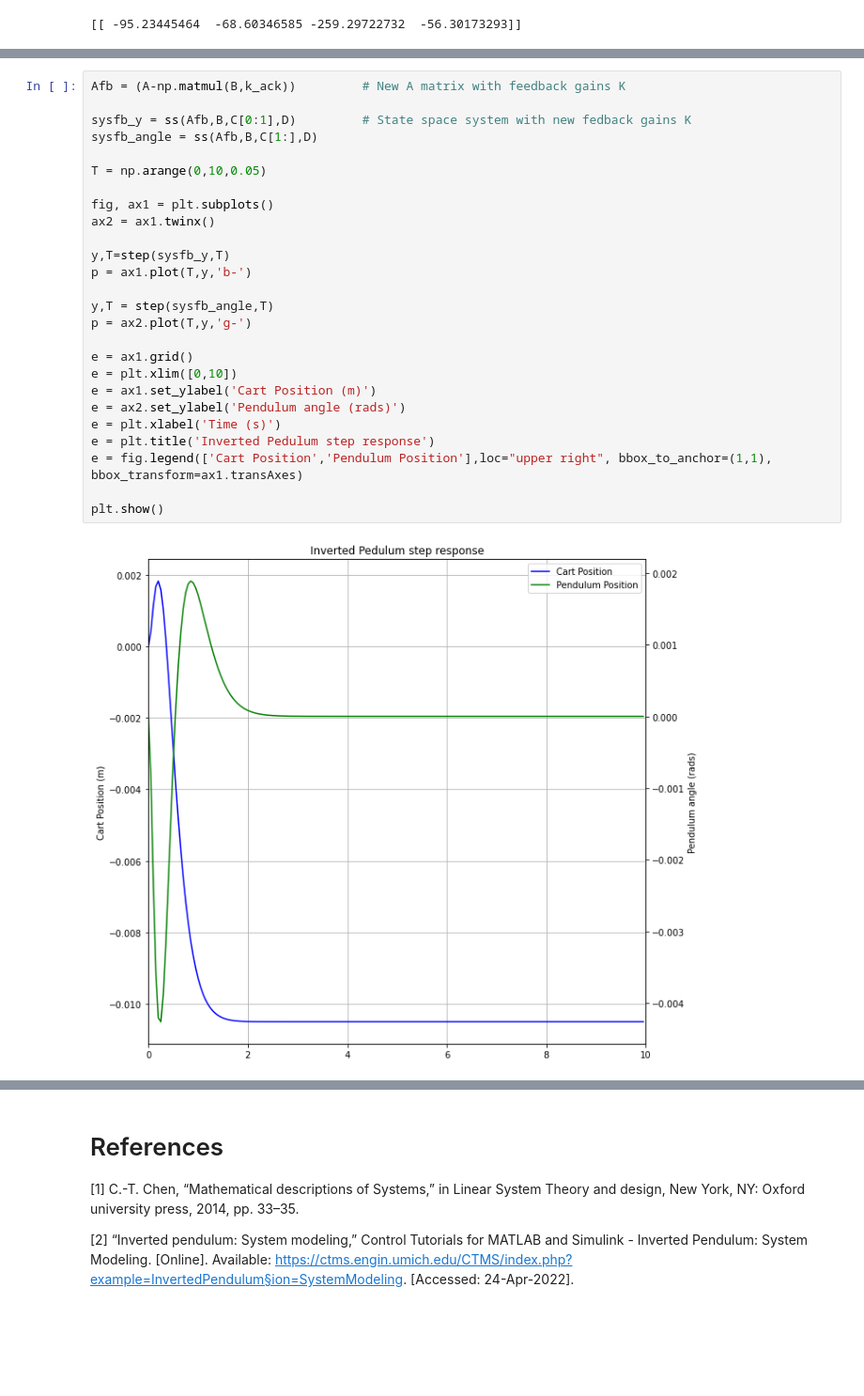
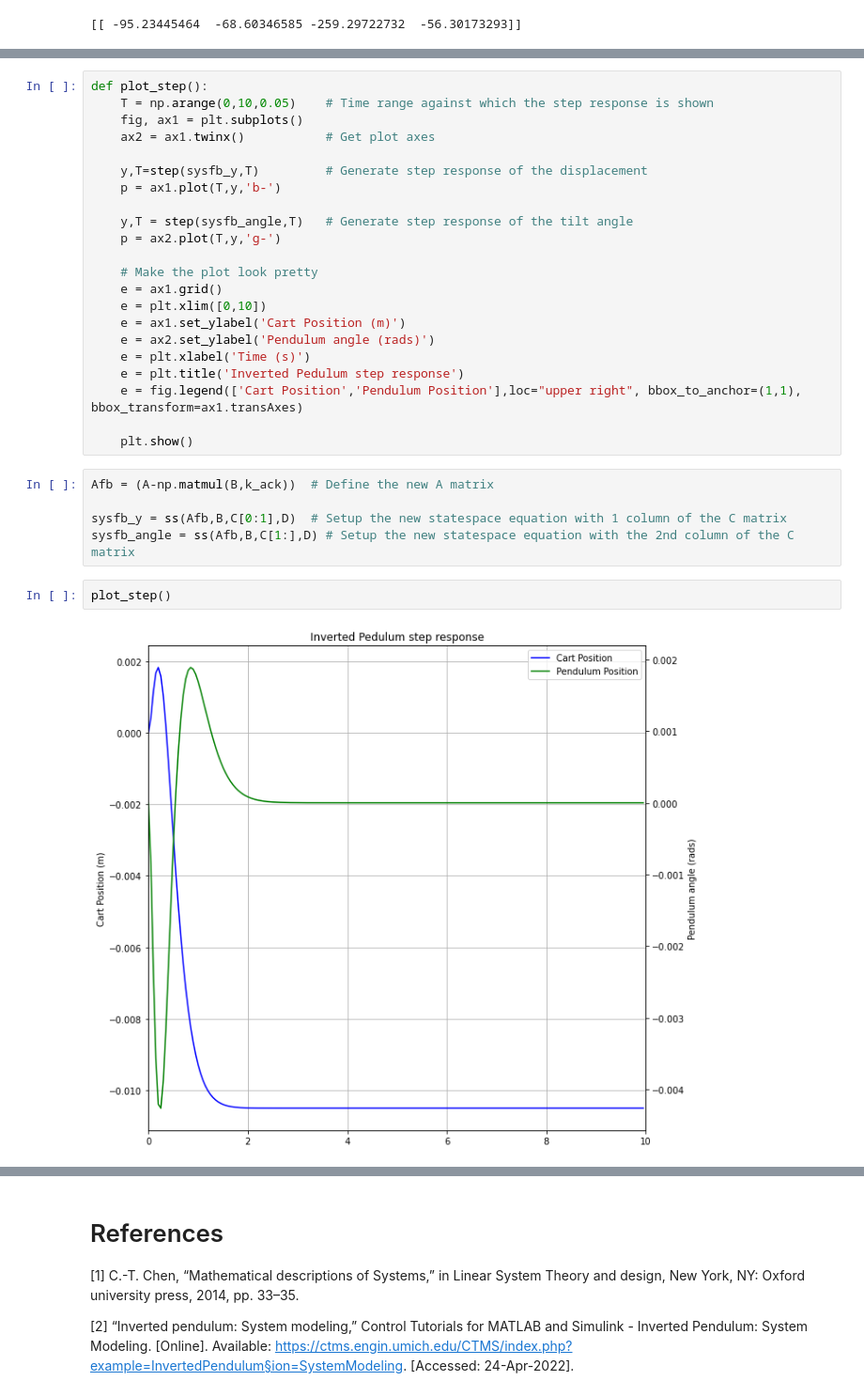
Before and after one commit to warlock31415/Linear-Controls-Project, a Jupyter notebook: jupyter/Project.ipynb, the cells around one changed output, grey strips where cells are left out. Shown: that part at 94% size. Saved outputs shown, nothing was run; the diff lists cells and outputs as text; blank space fills up the shorter version.

```diff
--- a/jupyter/Project.ipynb
+++ b/jupyter/Project.ipynb
@@ -483,31 +576,34 @@ $$
     y = Cx + Du
 $$
-# %%
-Afb = (A-np.matmul(B,k_ack))         # New A matrix with feedback gains K
-
-sysfb_y = ss(Afb,B,C[0:1],D)         # State space system with new fedback gains K
-sysfb_angle = ss(Afb,B,C[1:],D)
-
-T = np.arange(0,10,0.05)
-
-fig, ax1 = plt.subplots()
-ax2 = ax1.twinx()
-
-y,T=step(sysfb_y,T)
-p = ax1.plot(T,y,'b-')
-
-y,T = step(sysfb_angle,T)
-p = ax2.plot(T,y,'g-')
-
-e = ax1.grid()
-e = plt.xlim([0,10])
-e = ax1.set_ylabel('Cart Position (m)')
-e = ax2.set_ylabel('Pendulum angle (rads)')
-e = plt.xlabel('Time (s)')
-e = plt.title('Inverted Pedulum step response')
-e = fig.legend(['Cart Position','Pendulum Position'],loc="upper right", bbox_to_anchor=(1,1), bbox_transform=ax1.transAxes)
-
-plt.show()
-# %% [output]
-[figure, removed]
+# %%
+def plot_step():
+    T = np.arange(0,10,0.05)    # Time range against which the step response is shown
+    fig, ax1 = plt.subplots()
+    ax2 = ax1.twinx()           # Get plot axes
+
+    y,T=step(sysfb_y,T)         # Generate step response of the displacement
+    p = ax1.plot(T,y,'b-')
+
+    y,T = step(sysfb_angle,T)   # Generate step response of the tilt angle
+    p = ax2.plot(T,y,'g-')
+
+    # Make the plot look pretty
+    e = ax1.grid()
+    e = plt.xlim([0,10])
+    e = ax1.set_ylabel('Cart Position (m)')
+    e = ax2.set_ylabel('Pendulum angle (rads)')
+    e = plt.xlabel('Time (s)')
+    e = plt.title('Inverted Pedulum step response')
+    e = fig.legend(['Cart Position','Pendulum Position'],loc="upper right", bbox_to_anchor=(1,1), bbox_transform=ax1.transAxes)
+
+    plt.show()
+# %%
+Afb = (A-np.matmul(B,k_ack))  # Define the new A matrix
+
+sysfb_y = ss(Afb,B,C[0:1],D)  # Setup the new statespace equation with 1 column of the C matrix
+sysfb_angle = ss(Afb,B,C[1:],D) # Setup the new statespace equation with the 2nd column of the C matrix
+# %%
+plot_step()
+# %% [output]
+[figure, added]
 # %% [markdown]
```
Also changed, not shown: parts of 53 cells of this notebook, 14 other files.
